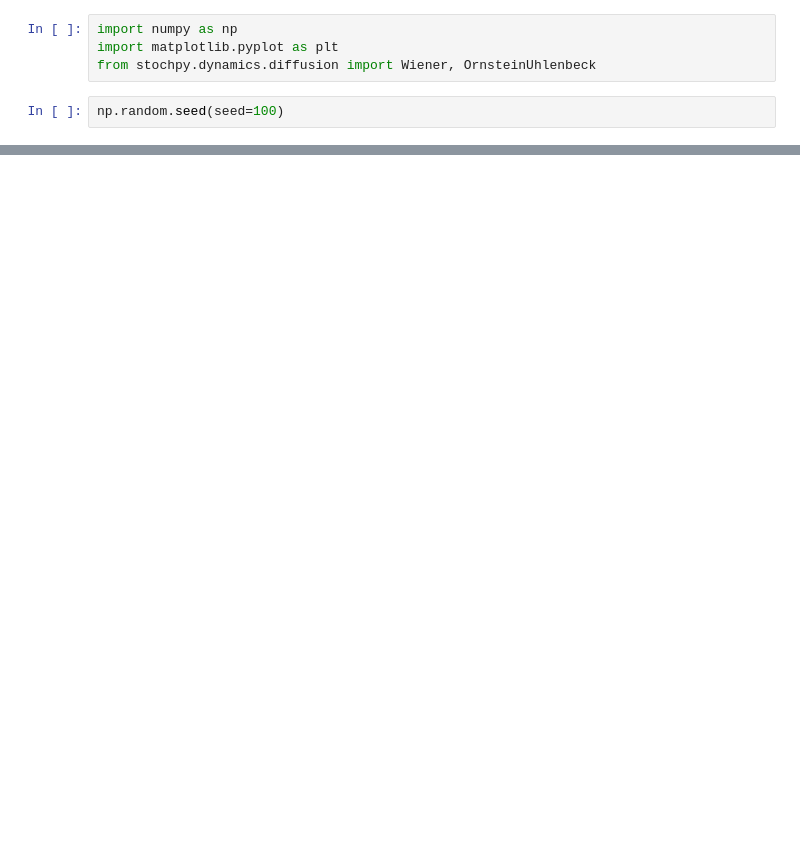
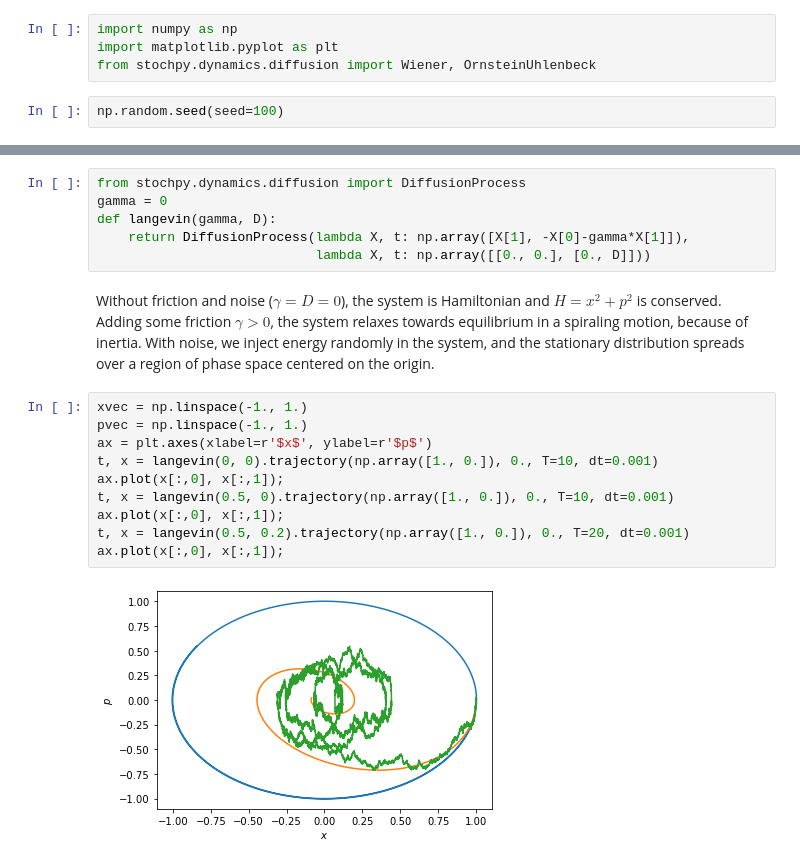
Before and after one commit to cbherbert/stochrare, a Jupyter notebook: demo/Diffusion2D.ipynb, the cells around one changed output, grey strips where cells are left out. Cells and saved outputs as stored; diff of their text form; blank space fills up the shorter version.

Commit message:
Improve general dynamics tutorial

```diff
--- a/demo/Diffusion2D.ipynb
+++ b/demo/Diffusion2D.ipynb
@@ -45,0 +51,21 @@ plt.show()
+# %%
+from stochpy.dynamics.diffusion import DiffusionProcess
+gamma = 0
+def langevin(gamma, D):
+    return DiffusionProcess(lambda X, t: np.array([X[1], -X[0]-gamma*X[1]]),
+                            lambda X, t: np.array([[0., 0.], [0., D]]))
+# %% [markdown]
+Without friction and noise ($\gamma=D=0$), the system is Hamiltonian and $H=x^2+p^2$ is conserved. Adding some friction $\gamma >0$, the system relaxes towards equilibrium in a spiraling motion, because of inertia.
+With noise, we inject energy randomly in the system, and the stationary distribution spreads over a region of phase space centered on the origin.
+# %%
+xvec = np.linspace(-1., 1.)
+pvec = np.linspace(-1., 1.)
+ax = plt.axes(xlabel=r'$x$', ylabel=r'$p$')
+t, x = langevin(0, 0).trajectory(np.array([1., 0.]), 0., T=10, dt=0.001)
+ax.plot(x[:,0], x[:,1]);
+t, x = langevin(0.5, 0).trajectory(np.array([1., 0.]), 0., T=10, dt=0.001)
+ax.plot(x[:,0], x[:,1]);
+t, x = langevin(0.5, 0.2).trajectory(np.array([1., 0.]), 0., T=20, dt=0.001)
+ax.plot(x[:,0], x[:,1]);
+# %% [output]
+[figure, added]
```
Also changed, not shown: parts of 6 cells of this notebook.
